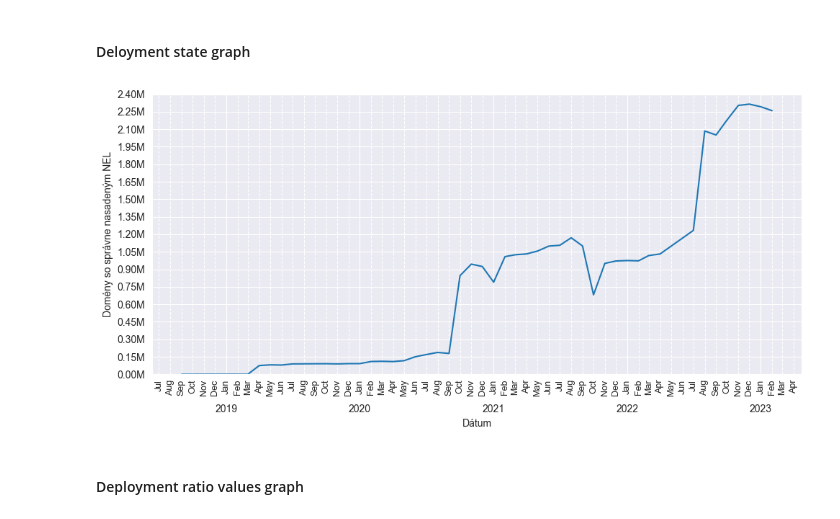
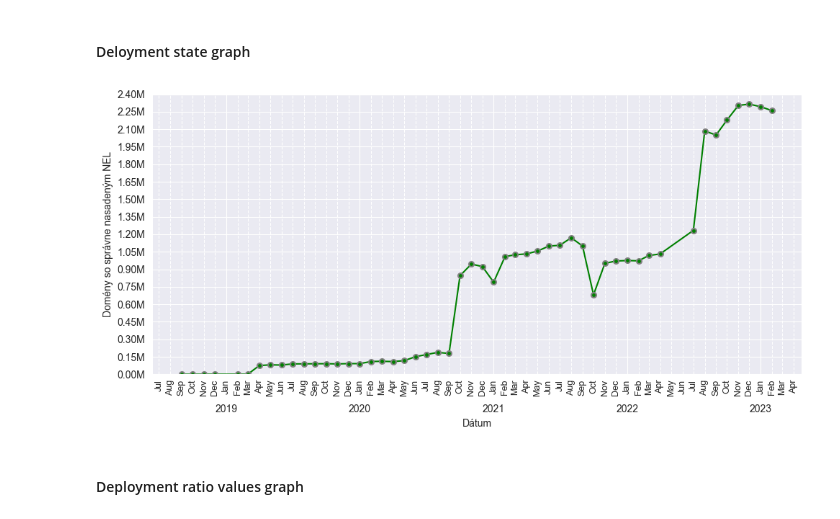
Before and after one commit to JurikMatej/IBP-NEL-Analysis-Scripts, a Jupyter notebook: results/httparchive_nel_deployment.ipynb, the cells around one changed output. Drawn from its saved outputs; the diff is of its cells as text; code cells hidden in the pictures.

```diff
--- a/results/httparchive_nel_deployment.ipynb
+++ b/results/httparchive_nel_deployment.ipynb
@@ -123,40 +123,46 @@ fig, ax = plt.subplots(1, 1, figsize=(10, 5))
 ax.yaxis.get_major_formatter().set_scientific(False)
 ax.yaxis.get_major_formatter().set_useOffset(False)
 
-sns.lineplot(to_plot, x='date_fmt', y='total_crawled_domains_with_correct_nel', ax=ax)
+sns.lineplot(to_plot, x='date_fmt', y='total_crawled_domains_with_correct_nel', color='green', ax=ax)
 
 ax.xaxis.remove_overlapping_locs = False
 
 years = mdates.YearLocator()
 ax.xaxis.set_major_locator(years)
 ax.xaxis.set_major_formatter(mdates.DateFormatter("\n\n%Y"))
 
 months = mdates.MonthLocator(interval=1)
 months_fmt = mdates.DateFormatter('%b')
 ax.xaxis.set_minor_locator(months)
 ax.xaxis.set_minor_formatter(months_fmt)
 
 # ax.tick_params('x', length=4, width=4, which='both')
 ax.tick_params(axis='x', which="minor", rotation=90, labelsize=9)
 
 
 ax.set(xlabel='Dátum', ylabel='Domény so správne nasadeným NEL')
 # plt.setp(ax.xaxis.get_majorticklabels(), )
 plt.setp(ax.xaxis.get_minorticklabels(), rotation=90)
 
 plt.grid(True, which='minor', linestyle='--',)
 ax.set(ylim = (0,2_400_000))
 
 # ax.yaxis.set_major_locator(ticker.FixedLocator([0, 100_000, 200_000, 500_000, 1_000_000, 1_200_000]))
 ax.yaxis.set_major_locator(ticker.MultipleLocator(150_000))
 ylabels = ['{:,.2f}'.format(x) + 'M' for x in ax.get_yticks()/1_000_000]
 ax.set_yticklabels(ylabels)
 
+ax.lines[0].set_marker('.')
+ax.lines[0].set_markersize(10)
+ax.lines[0].set_markeredgecolor('gray')
+ax.lines[0].set_markeredgewidth(1.5)
+
+
 fig.tight_layout()
 # fig.subplots_adjust(bottom=0.2) # or whatever
 plt.savefig('graphs/httparchive_nel_deployment.pdf')
 # %% [output]
-[figure, old version]
+[figure, new version]
 # %% [markdown]
 #### Deployment ratio values graph
 # %%
```
Also changed, not shown: 5 other files.
